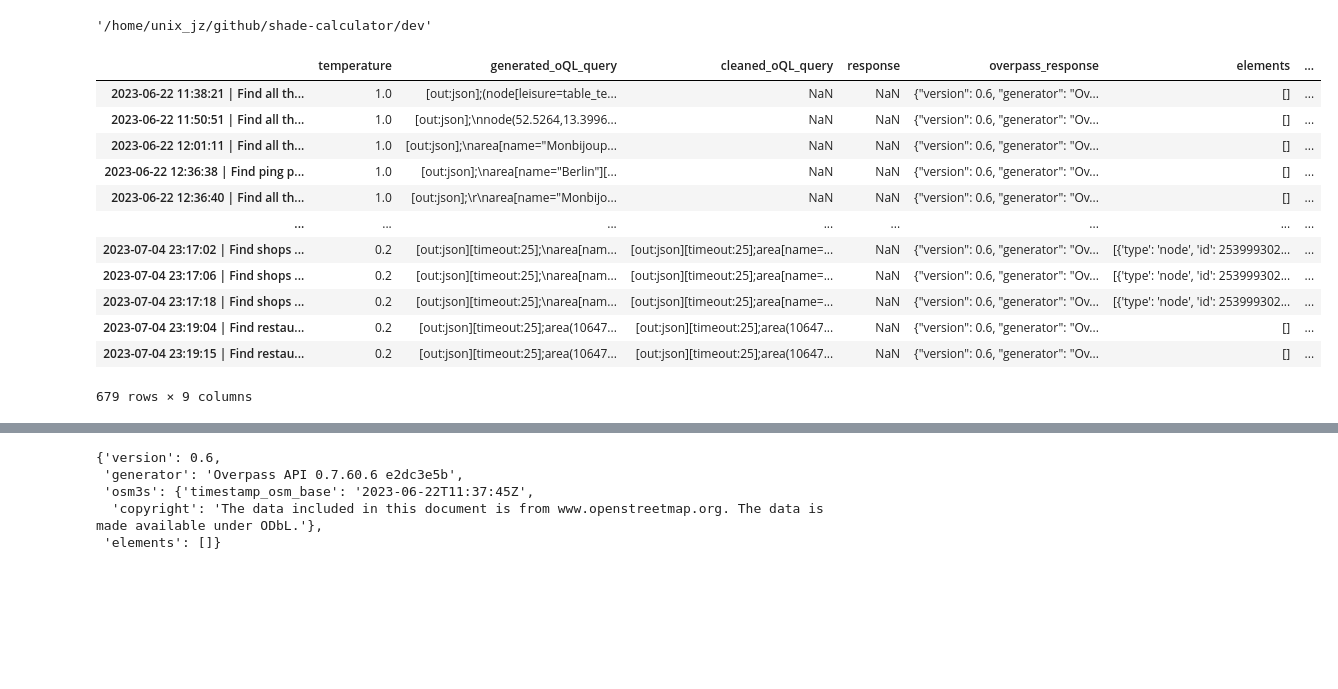
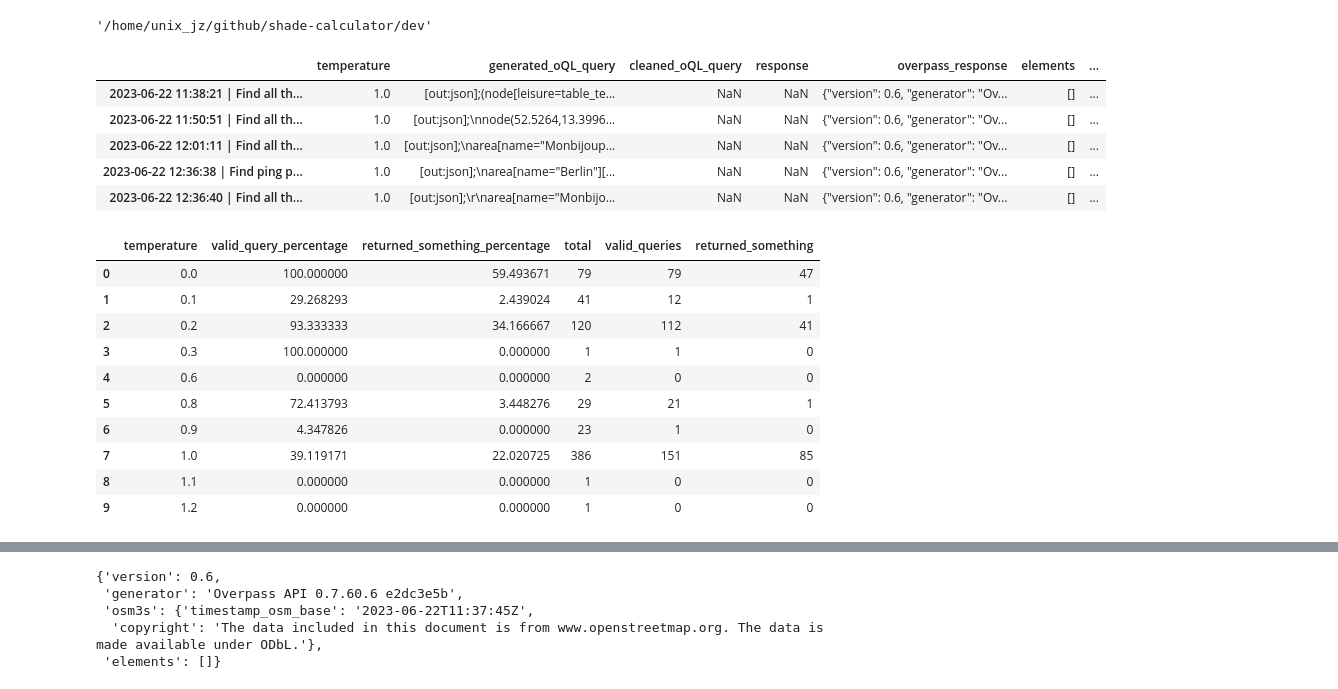
Before and after one commit to JustinZarb/natural_maps, a Jupyter notebook: dev/analyze_overpass_queries.ipynb, the cells around one changed output, grey strips where cells are left out. Drawn from its saved outputs; the diff is of its cells as text; code cells hidden in the pictures; blank space fills up the shorter version.

Commit message:
added analyze_overpass_queries.ipynb again

```diff
--- a/dev/analyze_overpass_queries.ipynb
+++ b/dev/analyze_overpass_queries.ipynb
@@ -8,32 +8,62 @@ os.getcwd()
 # %%
 log_path = "../../../naturalmaps_logs/overpass_query_log.json"
 # Read the JSON data into a Pandas DataFrame
 df = pd.read_json(log_path)
 expanded_df = pd.json_normalize(df.T['log'])
 log = expanded_df.set_index(df.columns)
 log = log.dropna(how="all")
 log['elements'] = log['overpass_response'].apply(lambda x: json.loads(x)["elements"] if isinstance(x, str) and "elements" in json.loads(x) else None)
 log['elements'].fillna(log['response'].apply(lambda x: json.loads(x)["elements"] if isinstance(x, str) and "elements" in json.loads(x) else None), inplace=True)
 
 log["returned_something"].fillna(log["elements"].apply(lambda x: (True if x and (len(x)>0) else False)), inplace=True)
 log["overpass_response"].fillna(log["response"], inplace=True)
 log["generated_oQL_query"].fillna(log["query"], inplace=True)
 log["valid_query"].fillna(log["overpass_response"].apply(lambda x: (True if x and ("version") else False)), inplace=True)
 log["temperature"].fillna(1, inplace=True)
 log.drop(["response", "query", "query_success"], axis=1, inplace=True)
 log = log.reindex(columns= ["temperature", "generated_oQL_query", "cleaned_oQL_query", "response", "overpass_response", "elements", "valid_query", "returned_something", "query_success"])
-log
+log.head()
 # %% [output]
 |  | temperature | generated_oQL_query | cleaned_oQL_query | response | overpass_response | elements | ... |
 | 2023-06-22 11:38:21 | Find all th... | 1.0 | [out:json];(node[leisure=table_te... | NaN | NaN | {"version": 0.6, "generator": "Ov... | [] | ... |
 | 2023-06-22 11:50:51 | Find all th... | 1.0 | [out:json];\nnode(52.5264,13.3996... | NaN | NaN | {"version": 0.6, "generator": "Ov... | [] | ... |
 | 2023-06-22 12:01:11 | Find all th... | 1.0 | [out:json];\narea[name="Monbijoup... | NaN | NaN | {"version": 0.6, "generator": "Ov... | [] | ... |
 | 2023-06-22 12:36:38 | Find ping p... | 1.0 | [out:json];\narea[name="Berlin"][... | NaN | NaN | {"version": 0.6, "generator": "Ov... | [] | ... |
 | 2023-06-22 12:36:40 | Find all th... | 1.0 | [out:json];\r\narea[name="Monbijo... | NaN | NaN | {"version": 0.6, "generator": "Ov... | [] | ... |
-| ... | ... | ... | ... | ... | ... | ... | ... |
-| 2023-07-04 23:17:02 | Find shops ... | 0.2 | [out:json][timeout:25];\narea[nam... | [out:json][timeout:25];area[name=... | NaN | {"version": 0.6, "generator": "Ov... | [{'type': 'node', 'id': 253999302... | ... |
-| 2023-07-04 23:17:06 | Find shops ... | 0.2 | [out:json][timeout:25];\narea[nam... | [out:json][timeout:25];area[name=... | NaN | {"version": 0.6, "generator": "Ov... | [{'type': 'node', 'id': 253999302... | ... |
-| 2023-07-04 23:17:18 | Find shops ... | 0.2 | [out:json][timeout:25];\narea[nam... | [out:json][timeout:25];area[name=... | NaN | {"version": 0.6, "generator": "Ov... | [{'type': 'node', 'id': 253999302... | ... |
-| 2023-07-04 23:19:04 | Find restau... | 0.2 | [out:json][timeout:25];area(10647... | [out:json][timeout:25];area(10647... | NaN | {"version": 0.6, "generator": "Ov... | [] | ... |
-| 2023-07-04 23:19:15 | Find restau... | 0.2 | [out:json][timeout:25];area(10647... | [out:json][timeout:25];area(10647... | NaN | {"version": 0.6, "generator": "Ov... | [] | ... |
-679 rows × 9 columns
+# %%
+# Count the number of occurrences for each combination
+grouped = log.groupby(['temperature', 'valid_query', 'returned_something']).size().reset_index(name='count')
+
+# Calculate the total number of occurrences for each temperature
+temperature_totals = grouped.groupby('temperature')['count'].sum().reset_index(name='total')
+
+# Merge the total back to the grouped data
+grouped = grouped.merge(temperature_totals, on='temperature')
+
+# Calculate the percentages
+grouped['valid_query_percentage'] = grouped.apply(lambda x: (x['count'] / x['total']) * 100 if x['valid_query'] else 0, axis=1)
+grouped['returned_something_percentage'] = grouped.apply(lambda x: (x['count'] / x['total']) * 100 if x['returned_something'] else 0, axis=1)
+
+# Pivot the data to create the summary table
+summary = grouped.groupby('temperature').agg({
+    'valid_query_percentage': 'sum',
+    'returned_something_percentage': 'sum'
+}).reset_index()
+
+# Merge the total count into the summary table
+summary = summary.merge(temperature_totals, on='temperature')
+summary["valid_queries"] = (summary["valid_query_percentage"] * summary["total"] / 100).astype(int)
+summary["returned_something"] = (summary["returned_something_percentage"] * summary["total"] / 100).astype(int)
+summary
+# %% [output]
+|  | temperature | valid_query_percentage | returned_something_percentage | total | valid_queries | returned_something |
+| 0 | 0.0 | 100.000000 | 59.493671 | 79 | 79 | 47 |
+| 1 | 0.1 | 29.268293 | 2.439024 | 41 | 12 | 1 |
+| 2 | 0.2 | 93.333333 | 34.166667 | 120 | 112 | 41 |
+| 3 | 0.3 | 100.000000 | 0.000000 | 1 | 1 | 0 |
+| 4 | 0.6 | 0.000000 | 0.000000 | 2 | 0 | 0 |
+| 5 | 0.8 | 72.413793 | 3.448276 | 29 | 21 | 1 |
+| 6 | 0.9 | 4.347826 | 0.000000 | 23 | 1 | 0 |
+| 7 | 1.0 | 39.119171 | 22.020725 | 386 | 151 | 85 |
+| 8 | 1.1 | 0.000000 | 0.000000 | 1 | 0 | 0 |
+| 9 | 1.2 | 0.000000 | 0.000000 | 1 | 0 | 0 |
```
Also changed, not shown: parts of 3 cells of this notebook.
